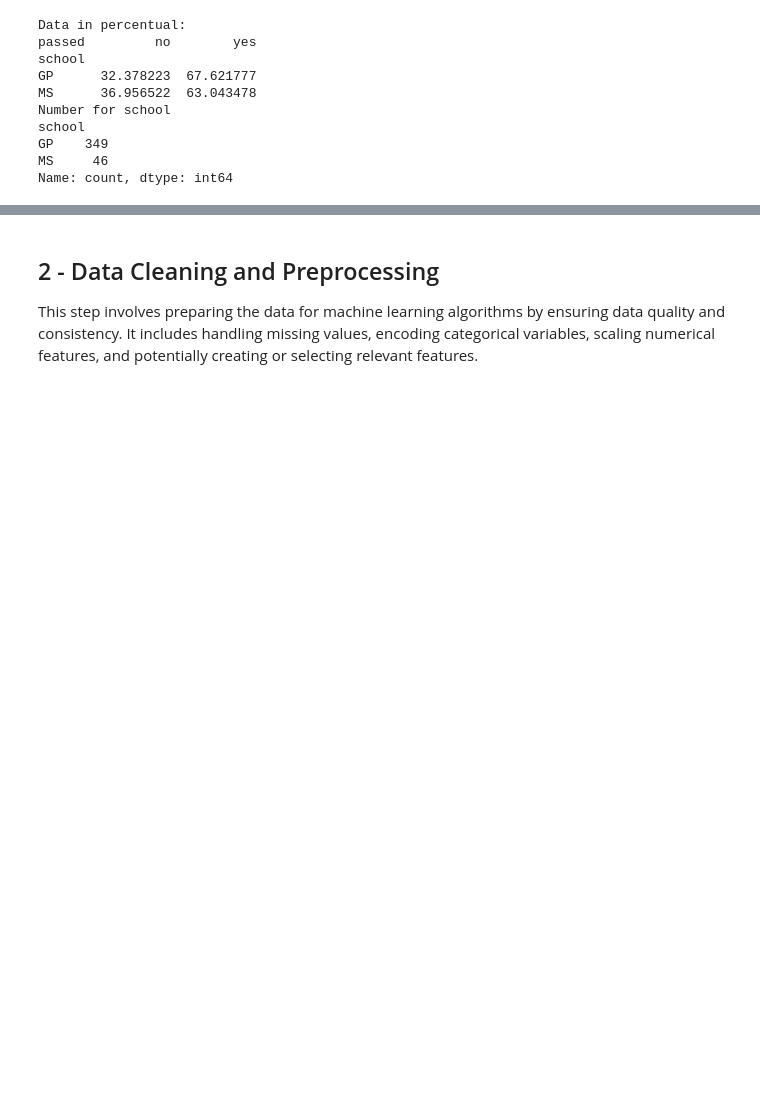
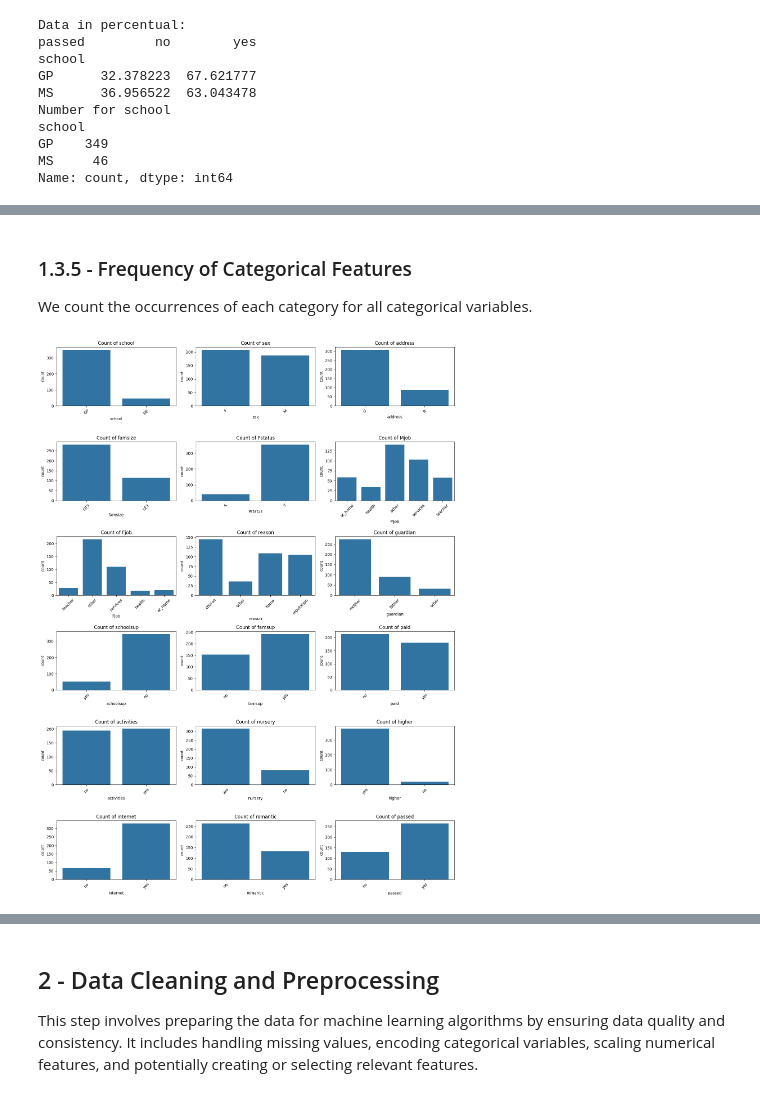
Before and after one commit to amandacalu/TP2_EIACD, a Jupyter notebook: TP2_EIACD.ipynb, the cells around one changed output, grey strips where cells are left out. Saved outputs shown, nothing was run; the diff lists cells and outputs as text; code cells hidden in the pictures; blank space fills up the shorter version.

```diff
--- a/TP2_EIACD.ipynb
+++ b/TP2_EIACD.ipynb
@@ -240,0 +273,16 @@ Name: count, dtype: int64
+# %% [markdown]
+### 1.3.5 - Frequency of Categorical Features
+
+We count the occurrences of each category for all categorical variables.
+# %%
+categorical_cols = sd.select_dtypes(include='object').columns
+
+plt.figure(figsize=(15, 20))
+for i, col in enumerate(categorical_cols, 1):
+    plt.subplot(6, 3, i)
+    sns.countplot(data=sd, x=col)
+    plt.xticks(rotation=45)
+    plt.title(f'Count of {col}')
+    plt.tight_layout()
+# %% [output]
+[figure, added]
```
Also changed, not shown: parts of 13 cells of this notebook.
